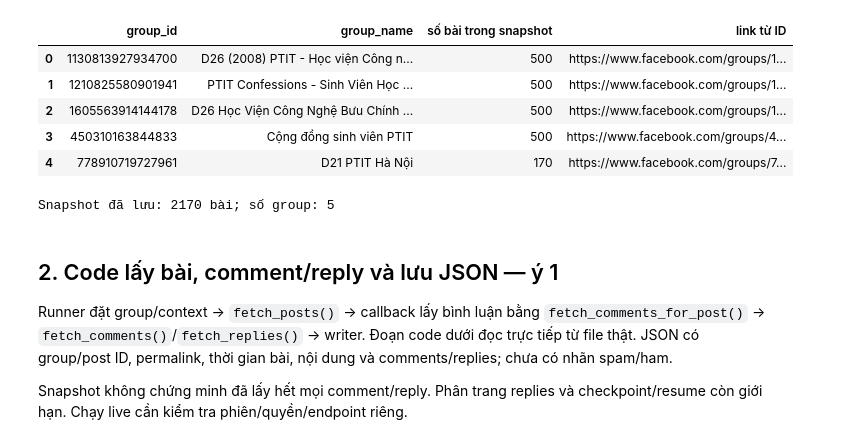
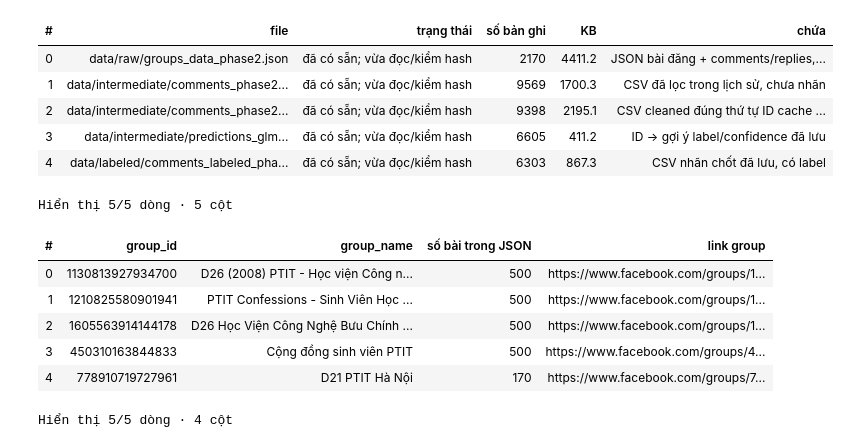
Before and after one commit to P-Bao/ptit-facebook-spam-ham, a Jupyter notebook: notebooks/01_thu_thap_va_gan_nhan.ipynb, the cells around one changed output. Cells and saved outputs as stored; diff of their text form; code cells hidden in the pictures.

Commit message:
fix: make notebook outputs readable and show data artifacts

```diff
--- a/notebooks/01_thu_thap_va_gan_nhan.ipynb
+++ b/notebooks/01_thu_thap_va_gan_nhan.ipynb
@@ -58,28 +71,36 @@ số module đã thay đổi, không gọi toàn bộ là mã nhóm tự viết
 # %%
 source_names = ["groups_data_phase2.json", "comments_phase2.csv", "comments_phase2_cleaned.csv",
                 "predictions_glm_cache_phase2.json", "comments_labeled_phase2.csv"]
 snapshot_paths = ensure_snapshots(SOURCE_ROOT, source_names)
 posts = json.loads(snapshot_paths["groups_data_phase2.json"].read_text(encoding="utf-8-sig"))
+read_csv = lambda name: pd.read_csv(snapshot_paths[name], dtype=str, keep_default_na=False)
+historical_flat = read_csv("comments_phase2.csv")
+historical_clean = read_csv("comments_phase2_cleaned.csv")
+official = read_csv("comments_labeled_phase2.csv")
+cache = json.loads(snapshot_paths["predictions_glm_cache_phase2.json"].read_text(encoding="utf-8"))
+sources = [("groups_data_phase2.json", len(posts), "JSON bài đăng + comments/replies, chưa nhãn"),
+           ("comments_phase2.csv", len(historical_flat), "CSV đã lọc trong lịch sử, chưa nhãn"),
+           ("comments_phase2_cleaned.csv", len(historical_clean), "CSV cleaned đúng thứ tự ID cache lịch sử"),
+           ("predictions_glm_cache_phase2.json", len(cache), "ID → gợi ý label/confidence đã lưu"),
+           ("comments_labeled_phase2.csv", len(official), "CSV nhãn chốt đã lưu, có label")]
+display(pd.DataFrame([file_record(snapshot_paths[name], count, meaning, PROJECT_ROOT, "đã có sẵn; vừa đọc/kiểm hash")
+                      for name, count, meaning in sources]))
 groups = pd.DataFrame([{"group_id": p["group_id"], "group_name": p["group_name"]} for p in posts])
-group_table = groups.groupby(["group_id", "group_name"]).size().rename("số bài trong snapshot").reset_index()
-group_table["link từ ID"] = "https://www.facebook.com/groups/" + group_table.group_id.astype(str) + "/"
+group_table = groups.groupby(["group_id", "group_name"]).size().rename("số bài trong JSON").reset_index()
+group_table["link group"] = "https://www.facebook.com/groups/"+group_table.group_id.astype(str)+"/"
 display(group_table)
-print("Snapshot đã lưu:", len(posts), "bài; số group:", len(group_table))
 # %% [output]
-|  | group_id | group_name | số bài trong snapshot | link từ ID |
-| 0 | 1130813927934700 | D26 (2008) PTIT - Học viện Công n... | 500 | https://www.facebook.com/groups/1... |
-| 1 | 1210825580901941 | PTIT Confessions - Sinh Viên Học ... | 500 | https://www.facebook.com/groups/1... |
-| 2 | 1605563914144178 | D26 Học Viện Công Nghệ Bưu Chính ... | 500 | https://www.facebook.com/groups/1... |
-| 3 | 450310163844833 | Cộng đồng sinh viên PTIT | 500 | https://www.facebook.com/groups/4... |
-| 4 | 778910719727961 | D21 PTIT Hà Nội | 170 | https://www.facebook.com/groups/7... |
+| # | file | trạng thái | số bản ghi | KB | chứa |
+| 0 | data/raw/groups_data_phase2.json | đã có sẵn; vừa đọc/kiểm hash | 2170 | 4411.2 | JSON bài đăng + comments/replies,... |
+| 1 | data/intermediate/comments_phase2... | đã có sẵn; vừa đọc/kiểm hash | 9569 | 1700.3 | CSV đã lọc trong lịch sử, chưa nhãn |
+| 2 | data/intermediate/comments_phase2... | đã có sẵn; vừa đọc/kiểm hash | 9398 | 2195.1 | CSV cleaned đúng thứ tự ID cache ... |
+| 3 | data/intermediate/predictions_glm... | đã có sẵn; vừa đọc/kiểm hash | 6605 | 411.2 | ID → gợi ý label/confidence đã lưu |
+| 4 | data/labeled/comments_labeled_pha... | đã có sẵn; vừa đọc/kiểm hash | 6303 | 867.3 | CSV nhãn chốt đã lưu, có label |
-Snapshot đã lưu: 2170 bài; số group: 5
+Hiển thị 5/5 dòng · 5 cột
+| # | group_id | group_name | số bài trong JSON | link group |
+| 0 | 1130813927934700 | D26 (2008) PTIT - Học viện Công n... | 500 | https://www.facebook.com/groups/1... |
+| 1 | 1210825580901941 | PTIT Confessions - Sinh Viên Học ... | 500 | https://www.facebook.com/groups/1... |
+| 2 | 1605563914144178 | D26 Học Viện Công Nghệ Bưu Chính ... | 500 | https://www.facebook.com/groups/1... |
+| 3 | 450310163844833 | Cộng đồng sinh viên PTIT | 500 | https://www.facebook.com/groups/4... |
+| 4 | 778910719727961 | D21 PTIT Hà Nội | 170 | https://www.facebook.com/groups/7... |
+Hiển thị 5/5 dòng · 4 cột
-# %% [markdown]
-## 2. Code lấy bài, comment/reply và lưu JSON — ý 1
-
-Runner đặt group/context → `fetch_posts()` → callback lấy bình luận bằng
-`fetch_comments_for_post()` → `fetch_comments()`/`fetch_replies()` → writer.
-Đoạn code dưới đọc trực tiếp từ file thật. JSON có group/post ID, permalink,
-thời gian bài, nội dung và comments/replies; chưa có nhãn spam/ham.
-
-Snapshot không chứng minh đã lấy hết mọi comment/reply. Phân trang replies và
-checkpoint/resume còn giới hạn. Chạy live cần kiểm tra phiên/quyền/endpoint riêng.
```
Also changed, not shown: parts of 28 cells of this notebook, 33 other files.
